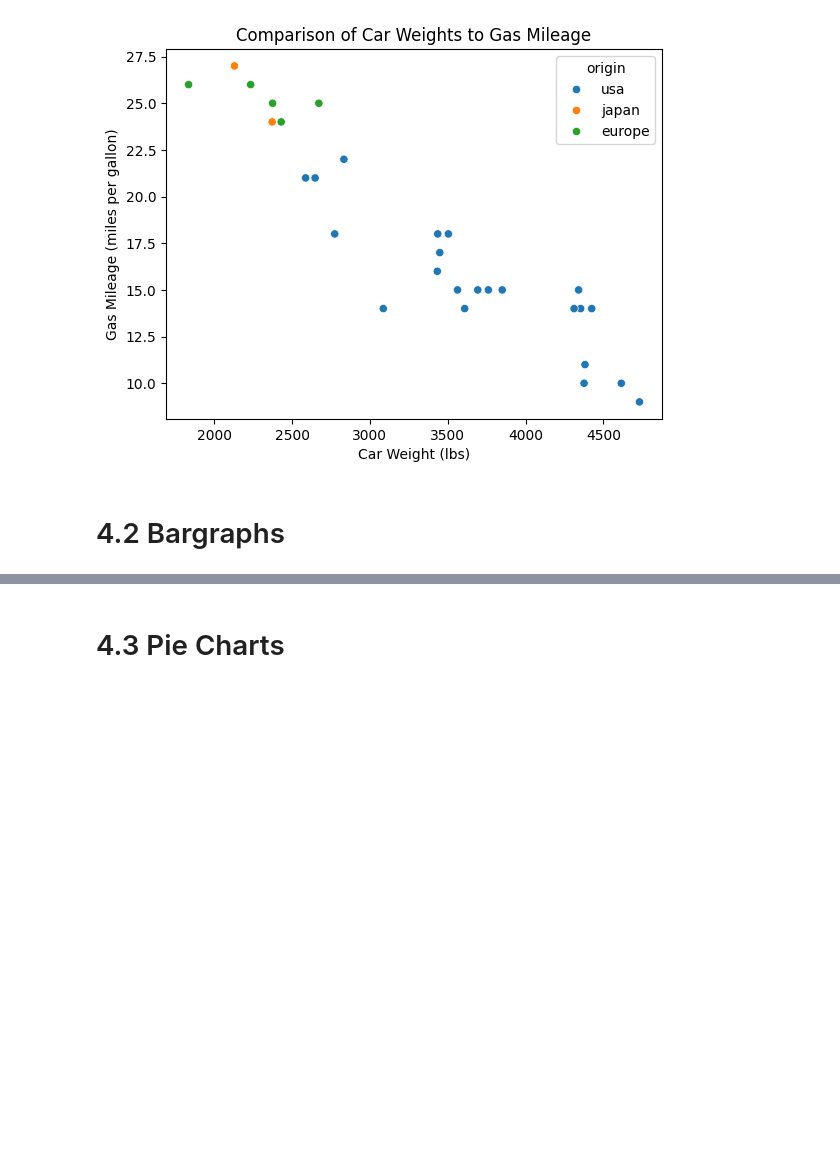
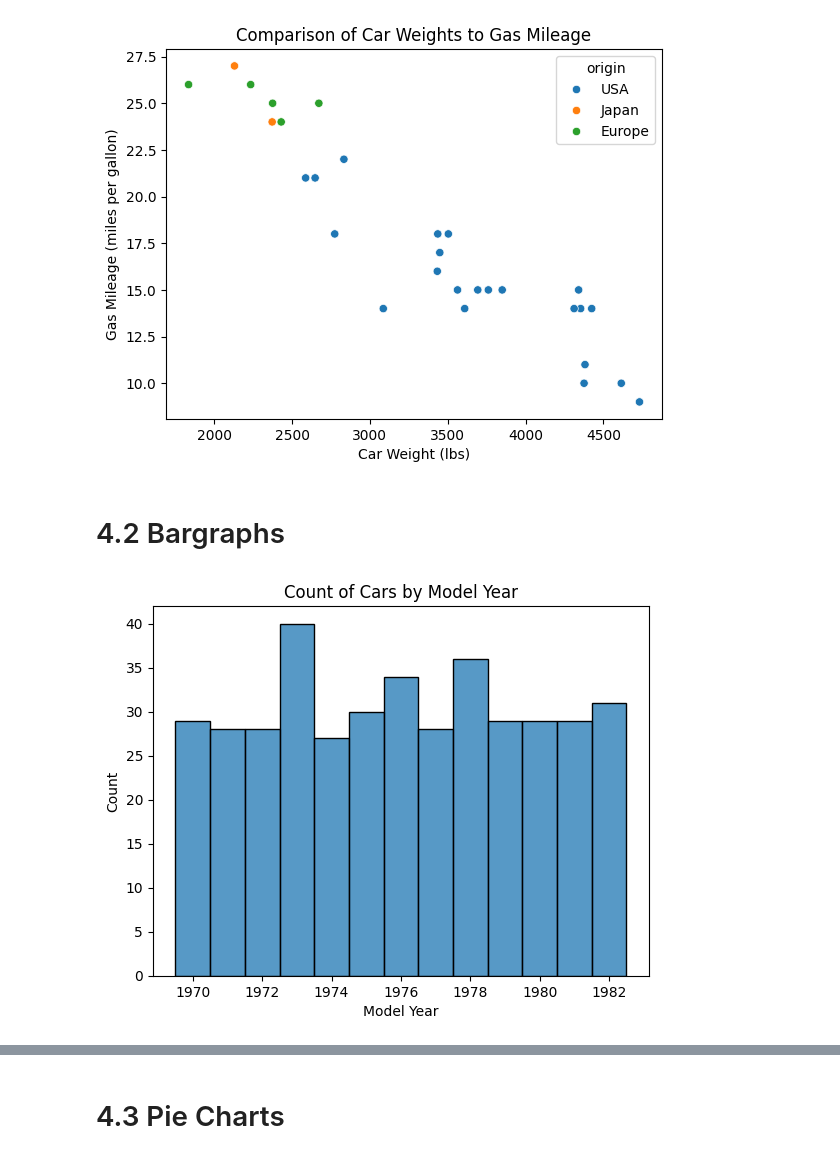
Before and after one commit to drolsonmi/math1040, a Jupyter notebook: Lesson04/code/L4-graphs.ipynb, the cells around one changed output, grey strips where cells are left out. Drawn from its saved outputs; the diff is of its cells as text; code cells hidden in the pictures; blank space fills up the shorter version.

Commit message:
Finished making graphs for lecture pages.

```diff
--- a/Lesson04/code/L4-graphs.ipynb
+++ b/Lesson04/code/L4-graphs.ipynb
@@ -5,6 +5,8 @@ import matplotlib.pyplot as plt
 import seaborn as sns
 
 mpg = sns.load_dataset('mpg')
+mpg['origin'] = mpg['origin'].map({'usa':'USA','japan':'Japan','europe':'Europe'})
+mpg['model_year'] = mpg['model_year'] + 1900
 # %% [markdown]
 # 4.1 Graphing Basics
 # %%
@@ -42,3 +42,11 @@ Text(0, 0.5, 'Gas Mileage (miles per gallon)')
 [figure]
 # %% [markdown]
 # 4.2 Bargraphs
+# %%
+sns.histplot(data=mpg, x='model_year', discrete=True)
+plt.xlabel('Model Year')
+plt.ylabel('Count')
+plt.title('Count of Cars by Model Year')
+plt.savefig('../images/Fig4_2_Bargraph.png')
+# %% [output]
+[figure, added]
```
Also changed, not shown: parts of 27 cells of this notebook, 30 other files.
